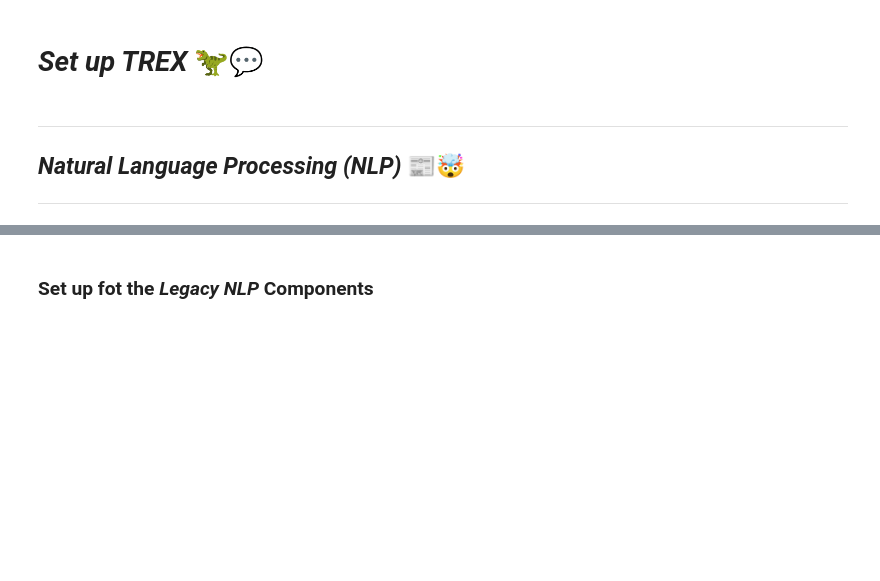
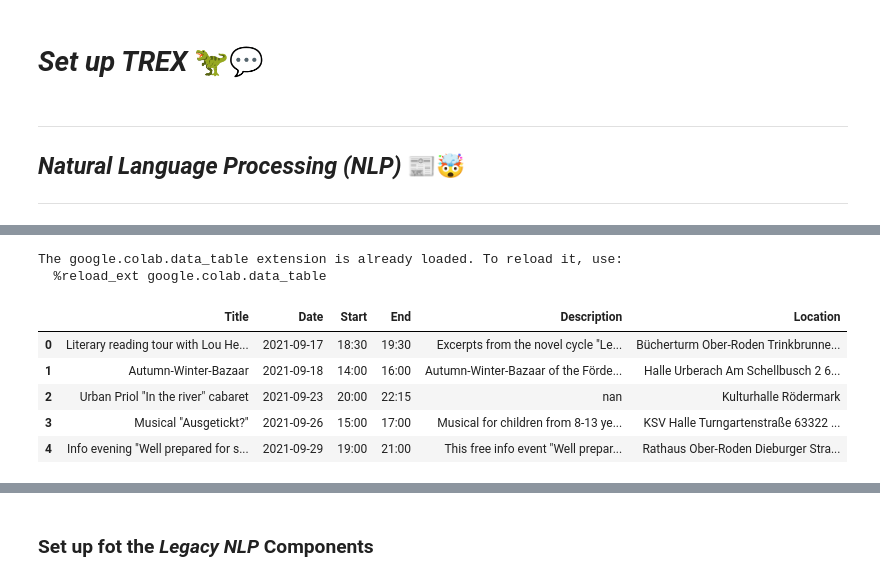
Before and after one commit to 1ucky40nc3/TREX, a Jupyter notebook: TREX.ipynb, the cells around one changed output, grey strips where cells are left out. Saved outputs shown, nothing was run; the diff lists cells and outputs as text; code cells hidden in the pictures; blank space fills up the shorter version.

```diff
--- a/TREX.ipynb
+++ b/TREX.ipynb
@@ -50,0 +217,16 @@ LANGUAGE = "de" #@param ["en", "de"]
+# %%
+# @title Display the Event Table
+
+%load_ext google.colab.data_table
+from google.colab import data_table
+
+data_table.DataTable(event_table())
+# %% [output]
+The google.colab.data_table extension is already loaded. To reload it, use:
+  %reload_ext google.colab.data_table
+|  | Title | Date | Start | End | Description | Location |
+| 0 | Literary reading tour with Lou He... | 2021-09-17 | 18:30 | 19:30 | Excerpts from the novel cycle "Le... | Bücherturm Ober-Roden Trinkbrunne... |
+| 1 | Autumn-Winter-Bazaar | 2021-09-18 | 14:00 | 16:00 | Autumn-Winter-Bazaar of the Förde... | Halle Urberach Am Schellbusch 2 6... |
+| 2 | Urban Priol "In the river" cabaret | 2021-09-23 | 20:00 | 22:15 | nan | Kulturhalle Rödermark |
+| 3 | Musical "Ausgetickt?" | 2021-09-26 | 15:00 | 17:00 | Musical for children from 8-13 ye... | KSV Halle Turngartenstraße 63322 ... |
+| 4 | Info evening "Well prepared for s... | 2021-09-29 | 19:00 | 21:00 | This free info event "Well prepar... | Rathaus Ober-Roden Dieburger Stra... |
```
Also changed, not shown: parts of 22 cells of this notebook.
